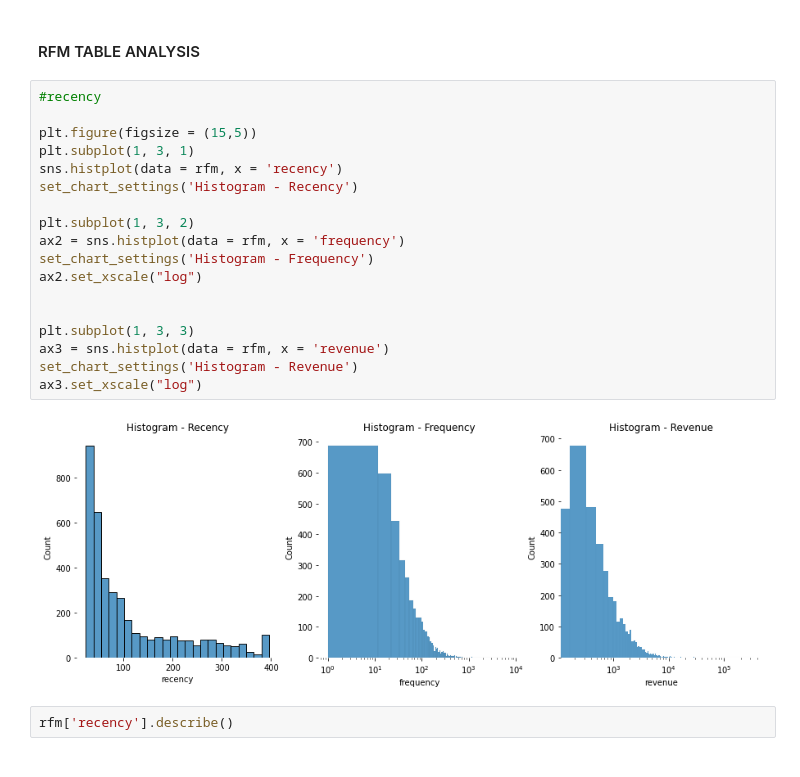
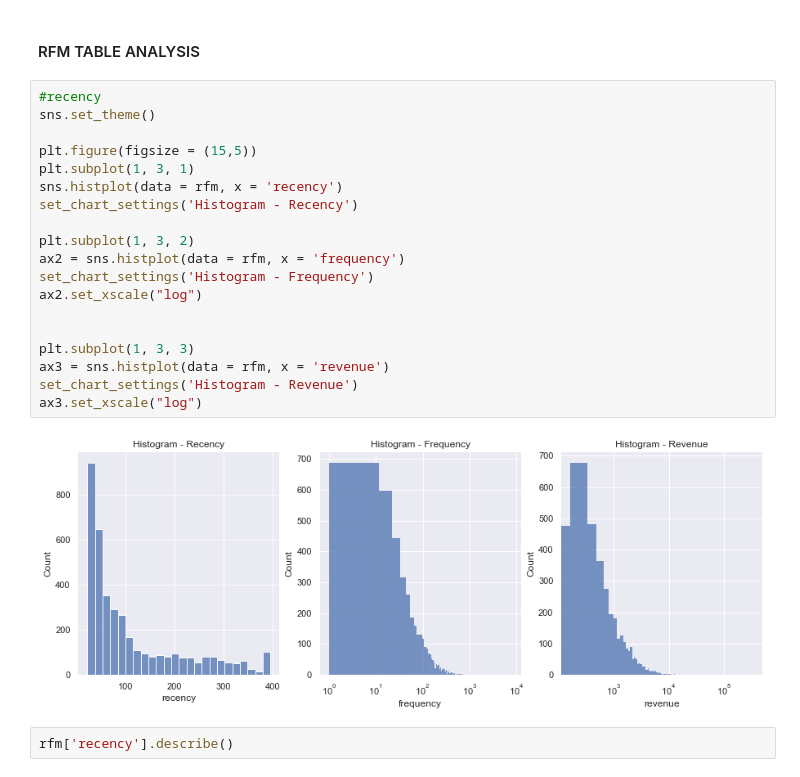
Before and after one commit to daianeklein/customer-segmentation, a Jupyter notebook: customer-segmentation.ipynb, the cells around one changed output. Drawn from its saved outputs; the diff is of its cells as text.

```diff
--- a/customer-segmentation.ipynb
+++ b/customer-segmentation.ipynb
@@ -570,24 +570,25 @@ rfm
 #### RFM TABLE ANALYSIS
 # %%
 #recency
+sns.set_theme()
 
 plt.figure(figsize = (15,5))
 plt.subplot(1, 3, 1)
 sns.histplot(data = rfm, x = 'recency')
 set_chart_settings('Histogram - Recency')
 
 plt.subplot(1, 3, 2)
 ax2 = sns.histplot(data = rfm, x = 'frequency')
 set_chart_settings('Histogram - Frequency')
 ax2.set_xscale("log")
 
 
 plt.subplot(1, 3, 3)
 ax3 = sns.histplot(data = rfm, x = 'revenue')
 set_chart_settings('Histogram - Revenue')
 ax3.set_xscale("log")
 # %% [output]
-[figure, old version]
+[figure, new version]
 # %%
 rfm['recency'].describe()
 # %% [output]
```
Also changed, not shown: parts of 16 cells of this notebook.
